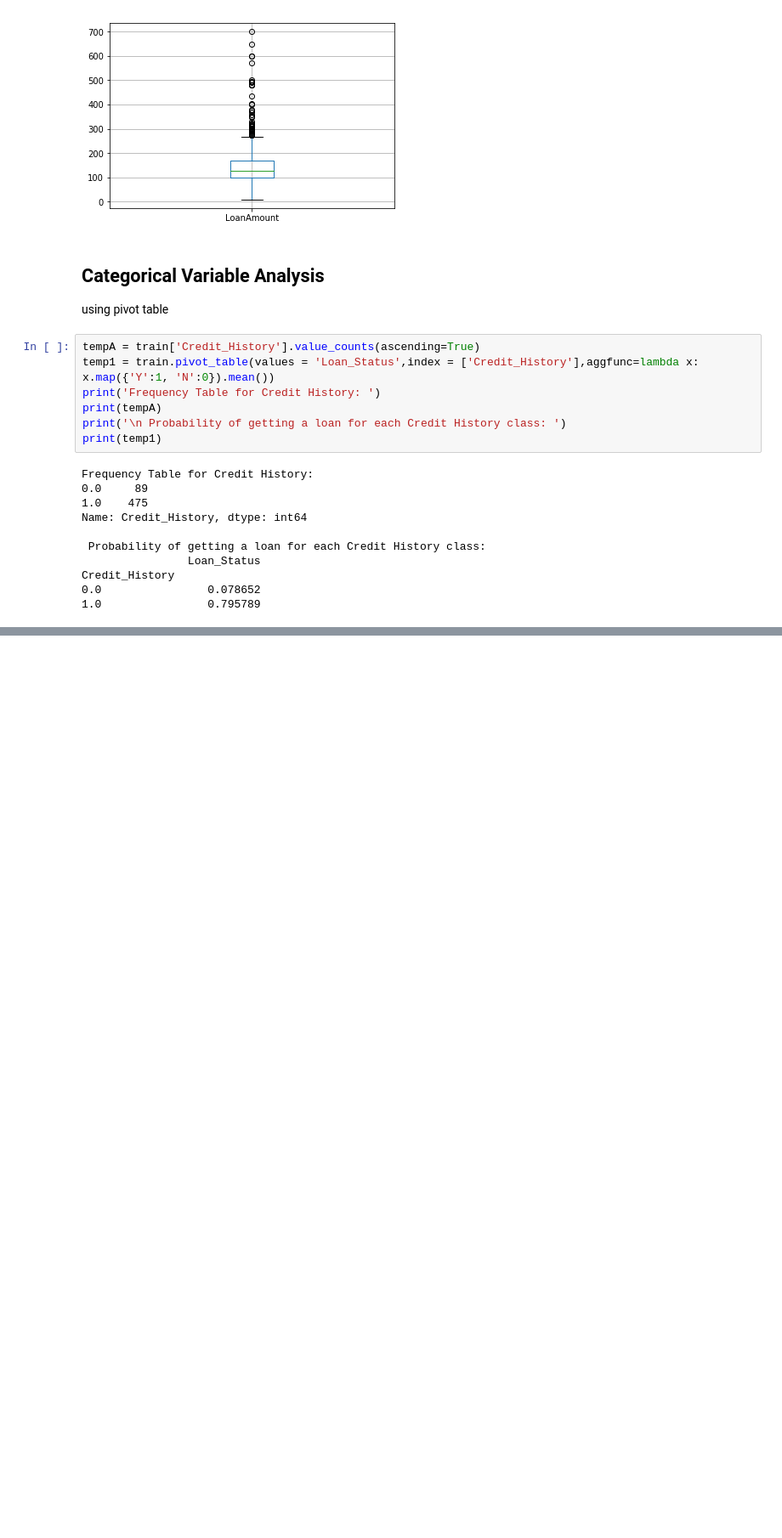
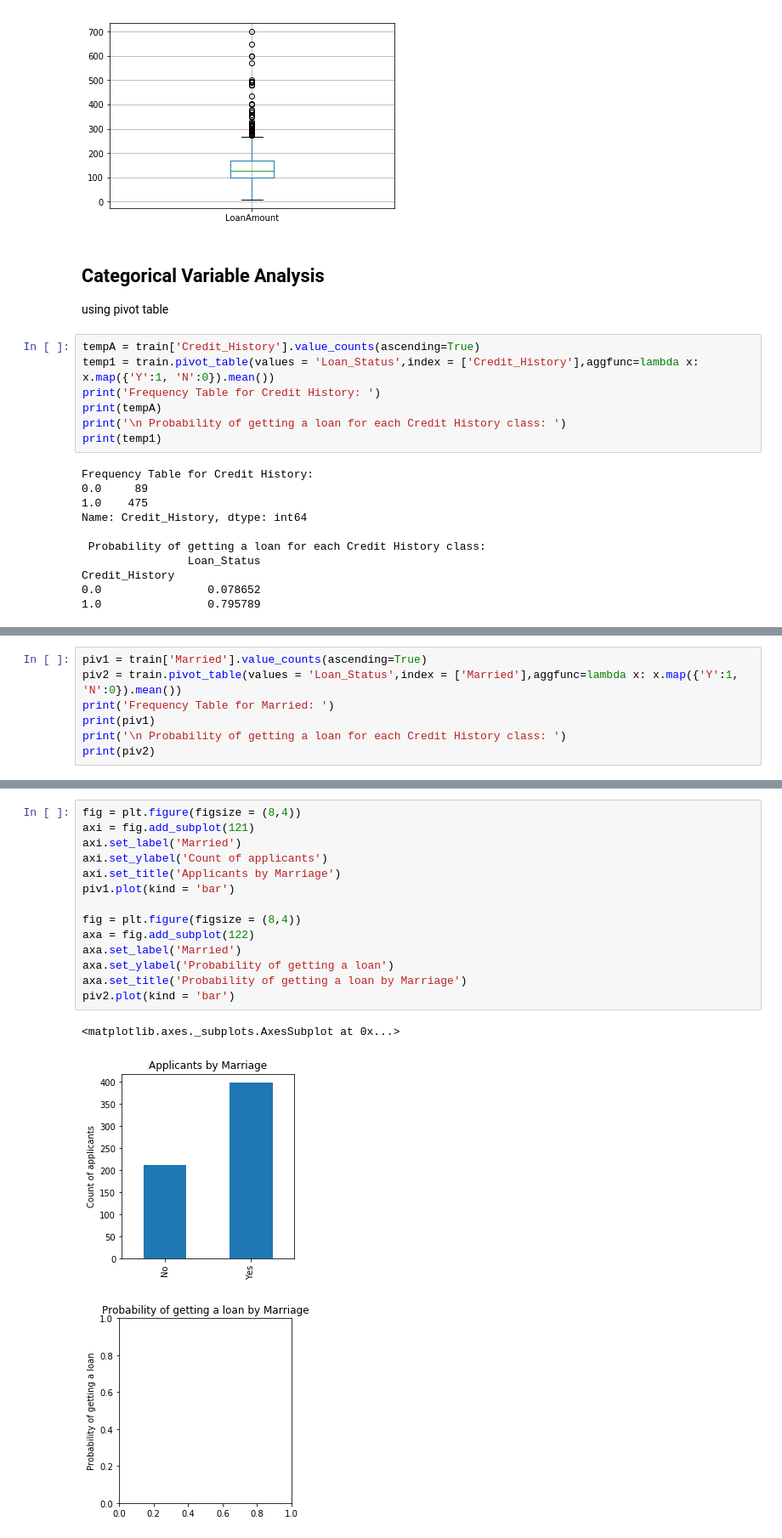
Before and after one commit to BethanyJep/100DaysOfMlCode, a Jupyter notebook: Loan Prediction III/Loan Prediction III.ipynb, the cells around one changed output, grey strips where cells are left out. Shown at 85% size. Cells and saved outputs as stored; diff of their text form; blank space fills up the shorter version.

```diff
--- a/Loan Prediction III/Loan Prediction III.ipynb
+++ b/Loan Prediction III/Loan Prediction III.ipynb
@@ -161,0 +184,7 @@ Credit_History
+# %%
+piv1 = train['Married'].value_counts(ascending=True)
+piv2 = train.pivot_table(values = 'Loan_Status',index = ['Married'],aggfunc=lambda x: x.map({'Y':1, 'N':0}).mean())
+print('Frequency Table for Married: ')
+print(piv1)
+print('\n Probability of getting a loan for each Credit History class: ')
+print(piv2)
@@ -161,0 +202,18 @@ Credit_History
+# %%
+fig = plt.figure(figsize = (8,4))
+axi = fig.add_subplot(121)
+axi.set_label('Married')
+axi.set_ylabel('Count of applicants')
+axi.set_title('Applicants by Marriage')
+piv1.plot(kind = 'bar')
+
+fig = plt.figure(figsize = (8,4))
+axa = fig.add_subplot(122)
+axa.set_label('Married')
+axa.set_ylabel('Probability of getting a loan')
+axa.set_title('Probability of getting a loan by Marriage')
+piv2.plot(kind = 'bar')
+# %% [output]
+<matplotlib.axes._subplots.AxesSubplot at 0x...>
+[figure, added]
+[figure, added]
```
Also changed, not shown: parts of 18 cells of this notebook.
